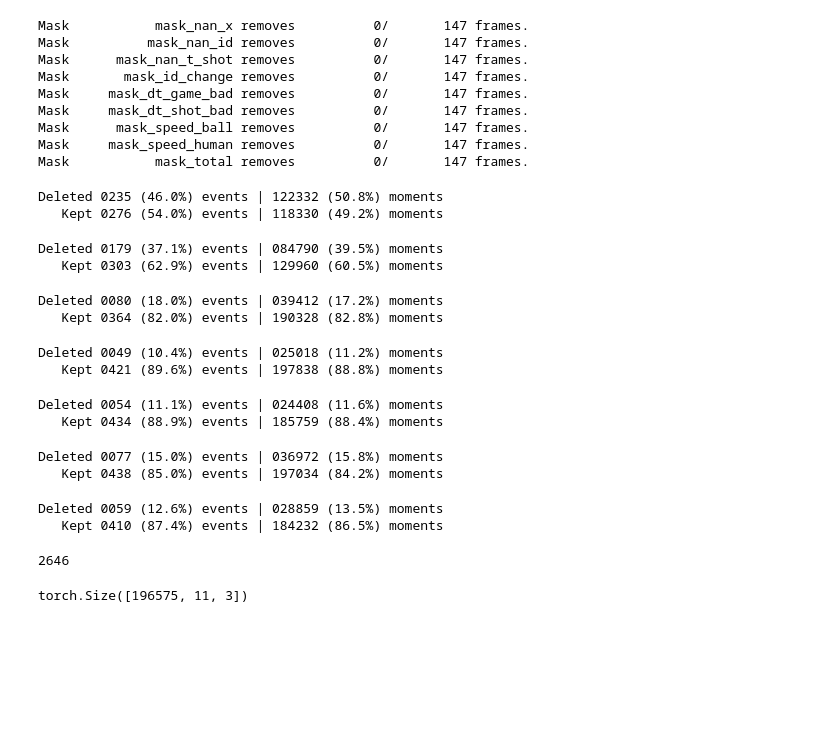
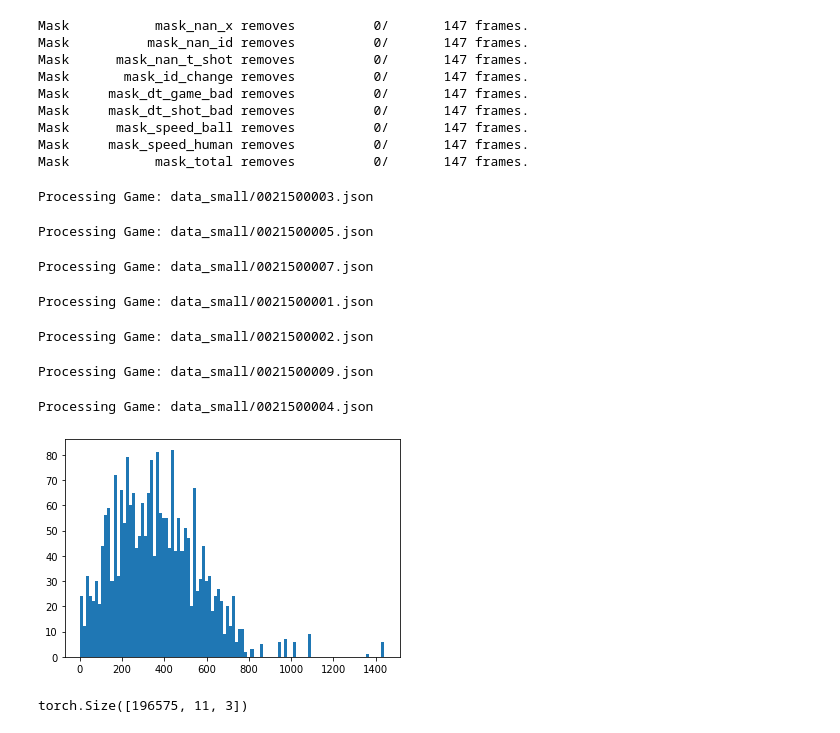
Before and after one commit to akarshkumar0101/basketball-rl, a Jupyter notebook: modeling/processing.ipynb, the cells around one changed output. Drawn from its saved outputs; the diff is of its cells as text; code cells hidden in the pictures; blank space fills up the shorter version.

```diff
--- a/modeling/processing.ipynb
+++ b/modeling/processing.ipynb
@@ -259,45 +80,20 @@ Mask      mask_speed_ball removes          0/       147 frames.
 Mask     mask_speed_human removes          0/       147 frames.
 Mask           mask_total removes          0/       147 frames.
 # %%
-
-def process_data(dir_input='data_small', dir_output='data_processed'):
-    mbd = MetaBasketballData()
-    for path in tqdm([dir_input+'/'+file for file in os.listdir(dir_input) if file.endswith('.json')]):
-        df = pd.read_json(path)
-        mbd.add_game(df)
-
-        torch.save(mbd, f"{dir_output}/mbd")
-
-        events = get_data(df, True)
-        events = util.dict_list2list_dict(events)
-        gameid = df['gameid'][0]
-        for i_event, event in enumerate(events):
-            ds = init_ds(games, teams, players, event, mask=True)
-            file = f"{dir_output}/{gameid:010d}_{i_event:05d}.pth"
-            torch.save(ds, file)
-
-    return mbd
-
-mbd = process_data()
+data.process_data_dir(tqdm=tqdm)
 # %% [output]
-Deleted 0235 (46.0%) events | 122332 (50.8%) moments
-   Kept 0276 (54.0%) events | 118330 (49.2%) moments
+Processing Game: data_small/0021500003.json
-Deleted 0179 (37.1%) events | 084790 (39.5%) moments
-   Kept 0303 (62.9%) events | 129960 (60.5%) moments
+Processing Game: data_small/0021500005.json
-Deleted 0080 (18.0%) events | 039412 (17.2%) moments
-   Kept 0364 (82.0%) events | 190328 (82.8%) moments
+Processing Game: data_small/0021500007.json
-Deleted 0049 (10.4%) events | 025018 (11.2%) moments
-   Kept 0421 (89.6%) events | 197838 (88.8%) moments
+Processing Game: data_small/0021500001.json
-Deleted 0054 (11.1%) events | 024408 (11.6%) moments
-   Kept 0434 (88.9%) events | 185759 (88.4%) moments
+Processing Game: data_small/0021500002.json
-Deleted 0077 (15.0%) events | 036972 (15.8%) moments
-   Kept 0438 (85.0%) events | 197034 (84.2%) moments
+Processing Game: data_small/0021500009.json
-Deleted 0059 (12.6%) events | 028859 (13.5%) moments
-   Kept 0410 (87.4%) events | 184232 (86.5%) moments
+Processing Game: data_small/0021500004.json
-# %%
-276+303+364+421+434+438+410
-# %% [output]
-2646
+# %%
+a = [torch.load(f'data_processed/{f}')['x'].shape[0] for f in tqdm(os.listdir('data_processed/')) if f.endswith('.pth')]
+plt.hist(a, bins=100);
+# %% [output]
+[figure, added]
 # %%
 torch.cat(util.list_dict2dict_list(ds)['x'], dim=0).shape
 # %% [output]
```
Also changed, not shown: parts of 6 cells of this notebook, 3 other files.
